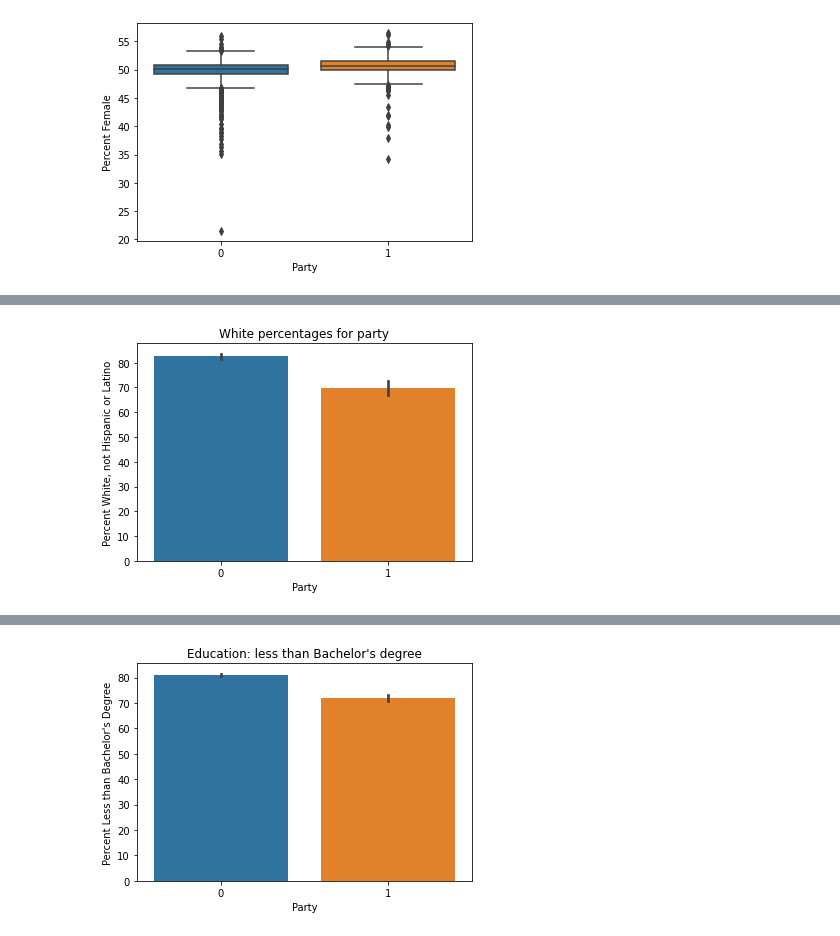
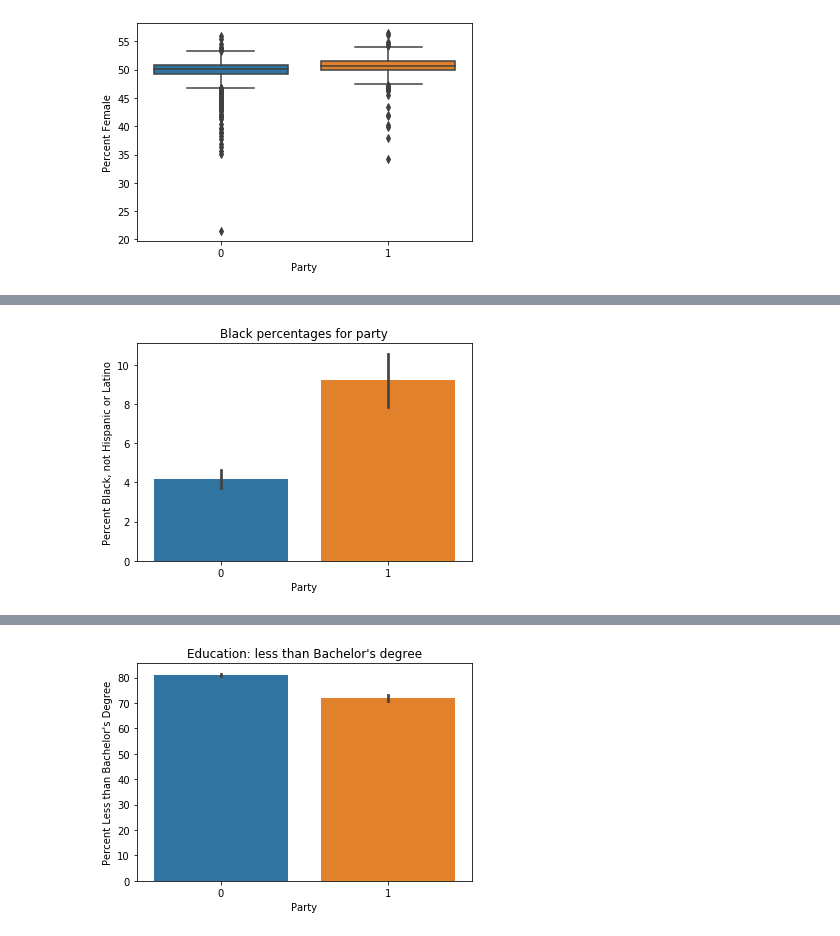
Before and after one commit to furqaanali/CS418-Project01, a Jupyter notebook: Project 01.ipynb, the cells around one changed output, grey strips where cells are left out. Saved outputs shown, nothing was run; the diff lists cells and outputs as text; code cells hidden in the pictures.

```diff
--- a/Project 01.ipynb
+++ b/Project 01.ipynb
@@ -284,4 +281,4 @@ ethnicityWhite.head()
 # %%
-ax = sns.barplot(x="Party", y="Percent White, not Hispanic or Latino", data=ethnicityWhite).set_title("White percentages for party")
+ax = sns.barplot(x="Party", y="Percent Black, not Hispanic or Latino", data=merged_data).set_title("Black percentages for party")
 # %% [output]
-[figure, old version]
+[figure, new version]
```
Also changed, not shown: parts of 21 cells of this notebook.
